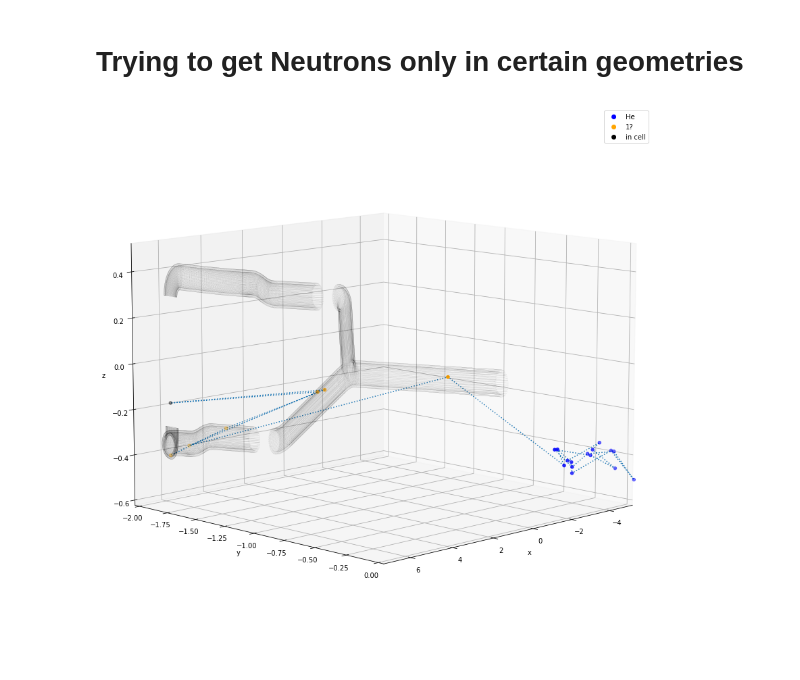
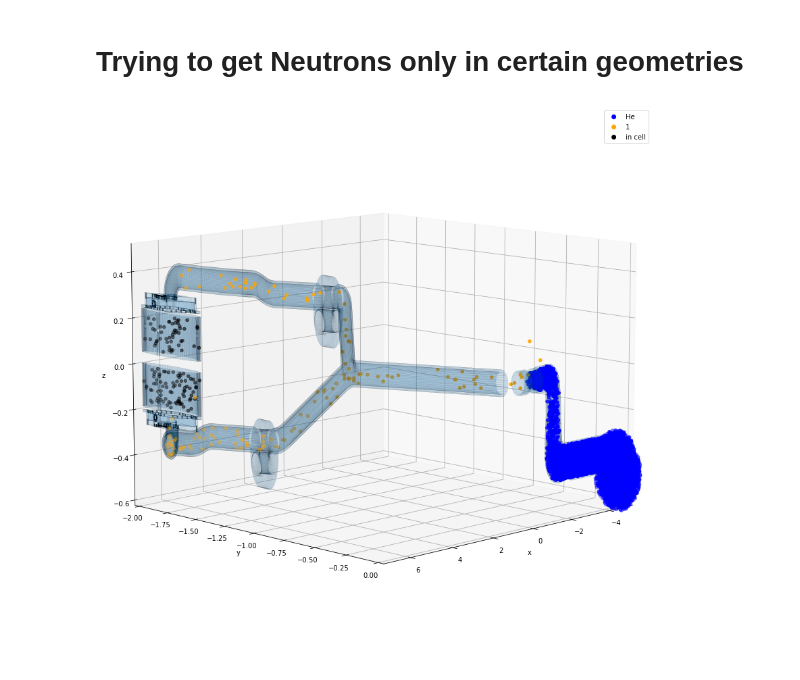
Before and after one commit to eklem1/MesonMagMapping, a Jupyter notebook: PENTrackAnalysis/UCNVelocity.ipynb, the cells around one changed output. Saved outputs shown, nothing was run; the diff lists cells and outputs as text; code cells hidden in the pictures.

```diff
--- a/PENTrackAnalysis/UCNVelocity.ipynb
+++ b/PENTrackAnalysis/UCNVelocity.ipynb
@@ -51,9 +68,12 @@ plt.show()
 # Trying to get Neutrons only in certain geometries
 # %%
 '''
-A function to graph the 3D position, in a 3D scatter plot.
+A function to graph the 3D positions of the UCNs, in a 3D scatter plot, with coloring of points
+as a function of the geometry they are in, and also the option to label each point with
+the timing [s].
 '''
-def plot3D_geoColor(x, y, z, geo, startPlot=True, endPlot=True, label="", figVals=None, ls="None", size=(8,8)):
+def plot3D_geoColor(x, y, z, geo, t=None, startPlot=True, endPlot=True, label="", \
+                    figVals=None, ls="None", text_times=False, size=(8,8)):
     if startPlot:
         fig = plt.figure(figsize=size)
         ax1 = fig.add_subplot(1,1,1, projection='3d')
@@ -72,13 +92,18 @@ def plot3D_geoColor(x, y, z, geo, startPlot=True, endPlot=True, label="", figVal
     colors = point_features[0]
     geo_label = point_features[1]
 
-    ax1.plot3D(x, y, z, linestyle=ls, marker='') #for connections
-    #for different colors
+    #for connections between points
+    ax1.plot3D(x, y, z, linestyle=ls, marker='')
+    #for different colors of each point
     ax1.scatter(x, y, z, c=colors)
 
+    #gets the labeling for each geometry color included
     for i, c in enumerate(colors):
-#         print(c)
         ax1.plot3D(100, 100, 100, linestyle="", marker='o', c=c, label=geo_label[i])
+
+    if text_times:
+        for i in range(len(x)): #plot each point's time as text above
+            ax1.text(x[i],y[i],z[i],  '%s' % (str(t[i])), size=15, zorder=1, color='k')
 
     if endPlot:
         ax1.legend()
@@ -107,49 +132,50 @@ def getColor(geo1):
         color = 'black'
         lab = 'in cell'
     elif geo1 == 1:
-        #why??
+        #the default volume geometry
         color = 'orange'
-        lab = '1?'
+        lab = '1'
 
     else:
         print(geo1)
 
     return color, lab
-
-
-# 2-33	no	nEDMsensitivity-HeVapor^nEDMsensitivity-X.STL
-# 37-114	no	nEDMsensitivity-LHe^nEDMsensitivity-X.STL
 # %%
 %matplotlib inline
 #lets you move the graph around within jupyter lab
 
 #look at just one particle at different times
 t = 100 #(tend%10==0) &
 p = 5
-endSpots = Nsnapshot.arrays(["tend", "xend", "yend", "zend", 'solidend'], "(particle=={})".format(p), library="np")
+# endSpots = Nsnapshot.arrays(["tend", "xend", "yend", "zend", 'solidend'], "(particle=={})".format(p), library="np")
+
+#or all of them
+endSpots = Nsnapshot.arrays(["tend", "xend", "yend", "zend", 'solidend', 'particle'], library="np")
 
 x = endSpots['xend'].astype(float)
 y = endSpots['yend'].astype(float)
 z = endSpots['zend'].astype(float)
+times = endSpots['tend'].astype(float)
 geo_tag = endSpots['solidend'].astype(float)
 
-figVals = plot3D_geoColor(x, y, z, geo_tag, label="All", startPlot=True, ls=":", endPlot=False, size=(15,15))
+figVals = plot3D_geoColor(x, y, z, geo_tag, times, label="All", startPlot=True, ls="", endPlot=False, size=(15,15))
 fig, axis = figVals
 
 axis.view_init(elev=10., azim=45)
 
-ppf.graphSTL('STLsToGraph/nEDMsensitivity-nEDMguide^nEDMsensitivity-1.STL', axis) #y guide
-ppf.graphSTL('STLsToGraph/nEDMsensitivity-CellGuide^nEDMsensitivity-1.STL', axis)
-ppf.graphSTL('STLsToGraph/nEDMsensitivity-CellGuide^nEDMsensitivity-2.STL', axis)
+#loads all the file I have in this folder as STLs
+STLpath = 'STLsToGraph'
+stl_array = os.listdir(STLpath)
 
-# ppf.graphSTL('STLsToGraph/nEDMsensitivity-EDMwSplitElectrodes+Valve-1Insulator+Windows-1Insulator-1.STL', axes)
-# ppf.graphSTL('STLsToGraph/nEDMsensitivity-EDMwSplitElectrodes+Valve-1Insulator+Windows-2Insulator-1.STL', axes)
+for STLfile in stl_array:
+    ppf.graphSTL(STLpath+'/'+STLfile, axis)
 
+#removes repeated legends
 handles, labels = plt.gca().get_legend_handles_labels()
 by_label = dict(zip(labels, handles))
 axis.legend(by_label.values(), by_label.keys())
 
 # axis.legend()
 plt.show()
 # %% [output]
-[figure, old version]
+[figure, new version]
```
Also changed, not shown: parts of 2 cells of this notebook, 3 other files.
